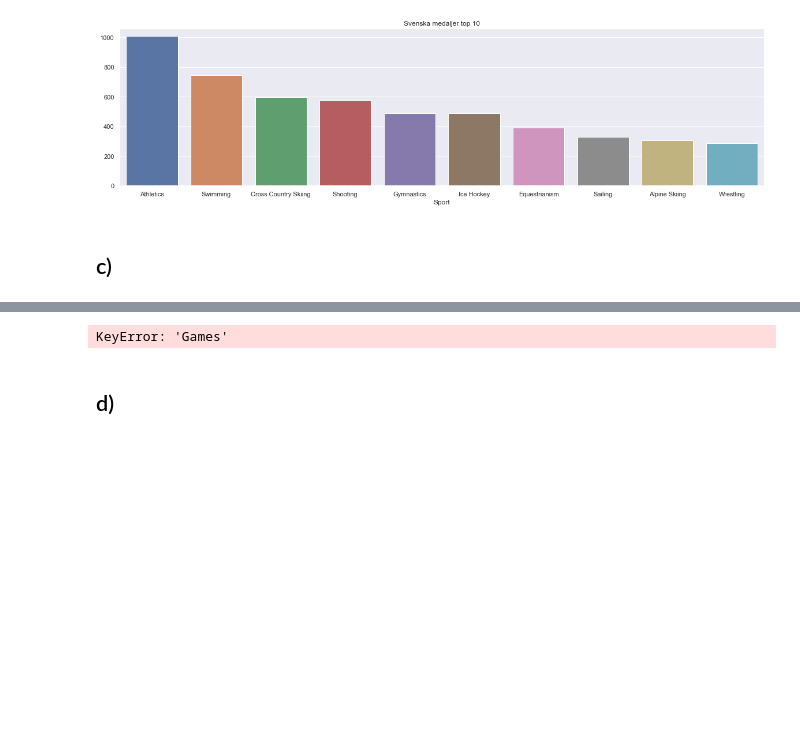
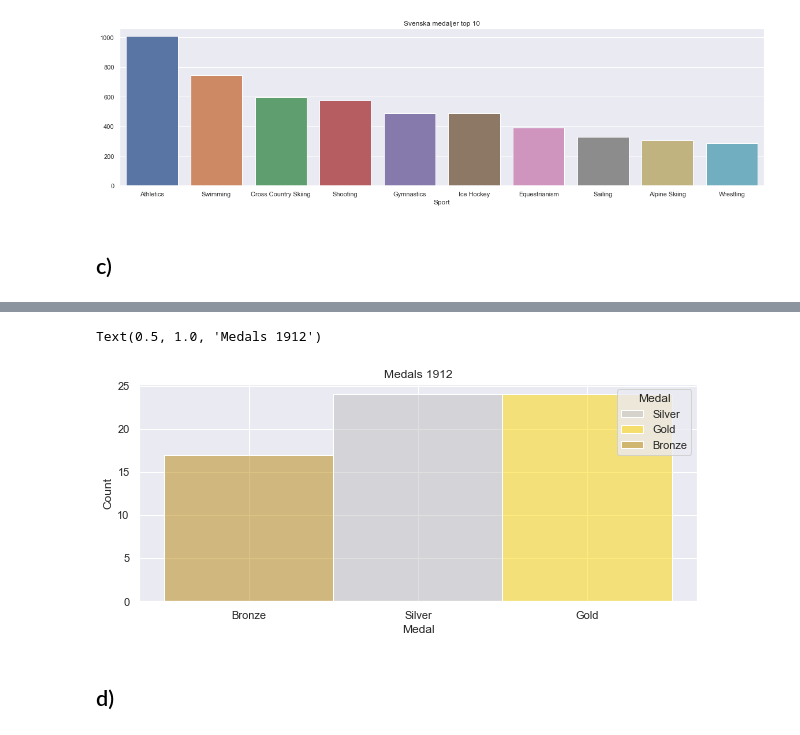
Before and after one commit to Erik-M-Larsson/Databehandling-OS-projekt-Felix-Tjernberg-Erik-Larsson, a Jupyter notebook: uppgift-0-1.ipynb, the cells around one changed output, grey strips where cells are left out. Drawn from its saved outputs; the diff is of its cells as text; code cells hidden in the pictures; blank space fills up the shorter version.

```diff
--- a/uppgift-0-1.ipynb
+++ b/uppgift-0-1.ipynb
@@ -254,3 +250,0 @@ Text(0.5, 1.0, 'Medals 1912')
-# %%
-sns.set(rc={"figure.figsize":(5, 30)})
-sns.barplot(data=swedish_medal_counts, y='Games', x='Event', hue='Medal').set_title('Individual medals')
@@ -259,0 +251,3 @@ Text(0.5, 1.0, 'Individual medals')
+# %%
+swedish_medals = swedish_athletes.drop_duplicates(subset=["Year", "Event", "Medal"], inplace=False)
+swedish_medals
@@ -259,0 +268,5 @@ Text(0.5, 1.0, 'Individual medals')
+# %%
+sns.histplot(data=swedish_medals.query("Year == @year"), x="Medal", hue="Medal",  hue_order=["Silver", "Gold", "Bronze"], palette={"Gold": "gold", "Silver": "silver", "Bronze": "darkgoldenrod"}).set_title(f'Medals {year}')
+# %% [output]
+Text(0.5, 1.0, 'Medals 1912')
+[figure, added]
@@ -260,7 +283,5 @@ Text(0.5, 1.0, 'Individual medals')
 # %%
-swedish_medals_games[swedish_medals_games['Games'] == '1912 Summer']
+#swedish_medals_games[swedish_medals_games['Games'] == '1912 Summer']
-# %% [output]
-KeyError: 'Games'
 # %% [markdown]
 ## d)
 # %%
```
Also changed, not shown: parts of 11 cells of this notebook, 2 other files.
